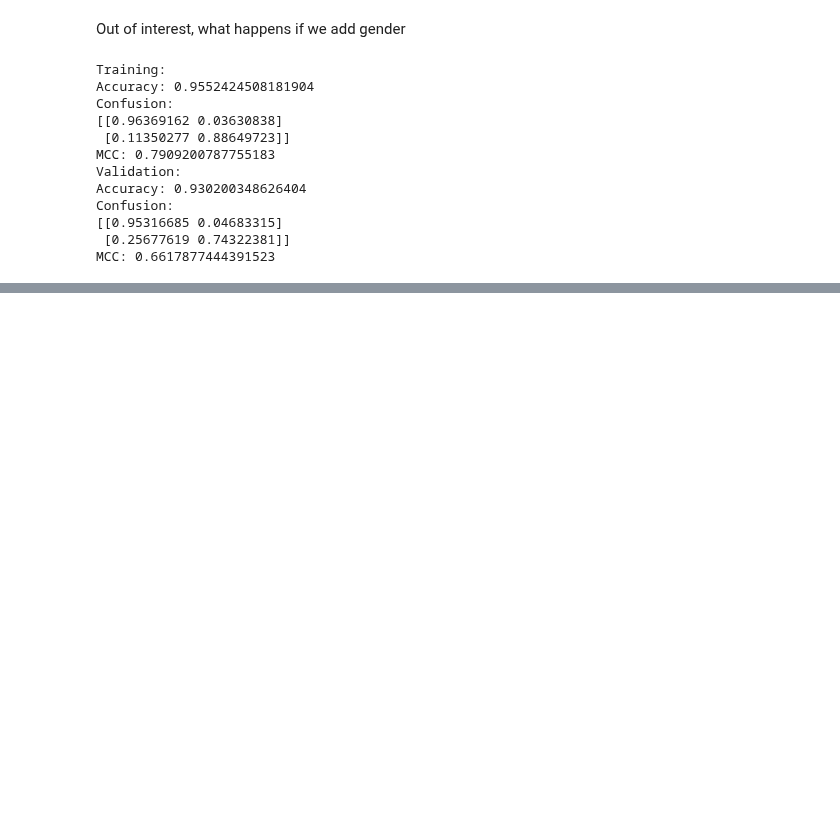
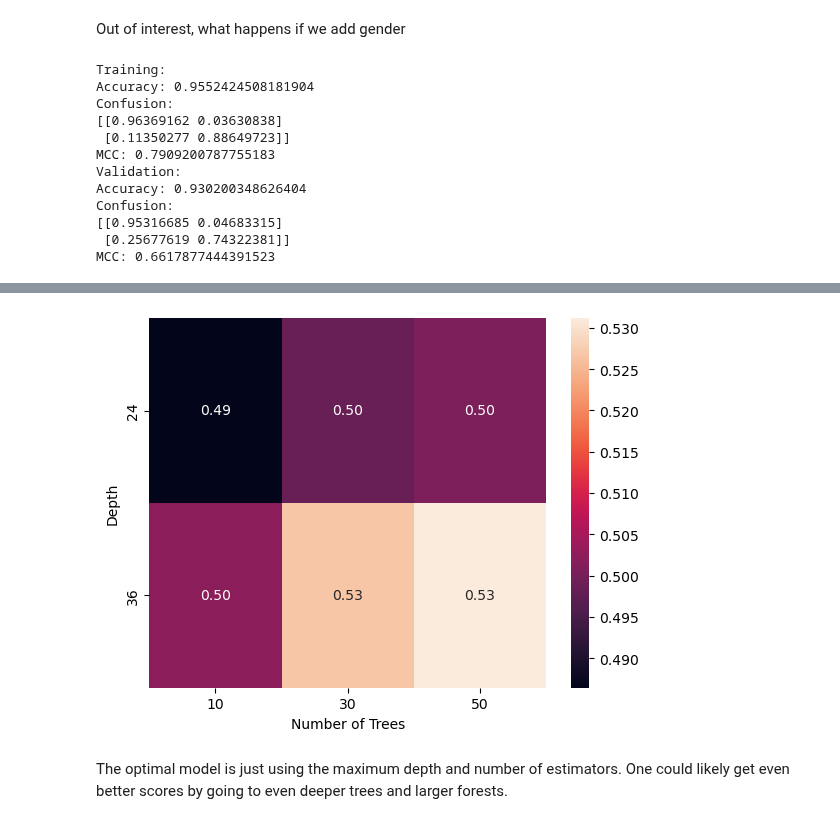
Before and after one commit to TWagner2/AXAChallenge, a Jupyter notebook: DecisionTree.ipynb, the cells around one changed output, grey strips where cells are left out. Saved outputs shown, nothing was run; the diff lists cells and outputs as text; code cells hidden in the pictures; blank space fills up the shorter version.

```diff
--- a/DecisionTree.ipynb
+++ b/DecisionTree.ipynb
@@ -347,0 +374,11 @@ Finally, lets do a grid search over some hyperparameters
+# %%
+ax = sns.heatmap(MCCs_rect,annot=True,fmt=".2f")
+ax.set_ylabel("Depth");
+ax.set_yticklabels(depths)
+ax.set_xlabel("Number of Trees");
+ax.set_xticklabels(n_estimators);
+# %% [output]
+[figure, added]
+# %% [markdown]
+The optimal model is just using the maximum depth and number of estimators.
+One could likely get even better scores by going to even deeper trees and larger forests.
```
Also changed, not shown: parts of 33 cells of this notebook, 3 other files.
